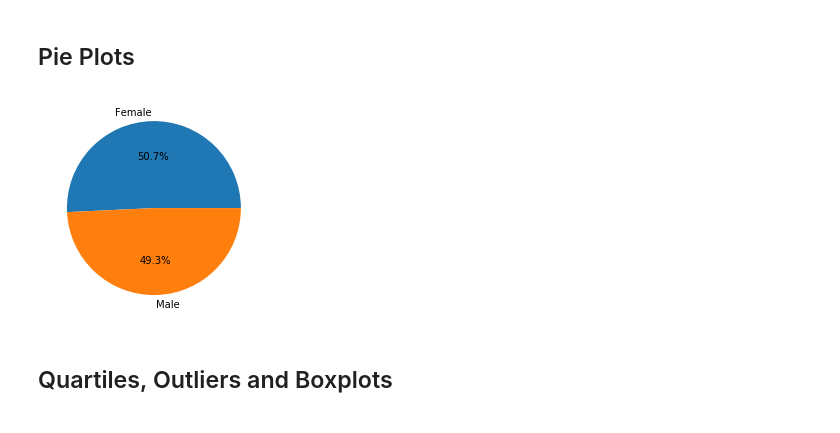
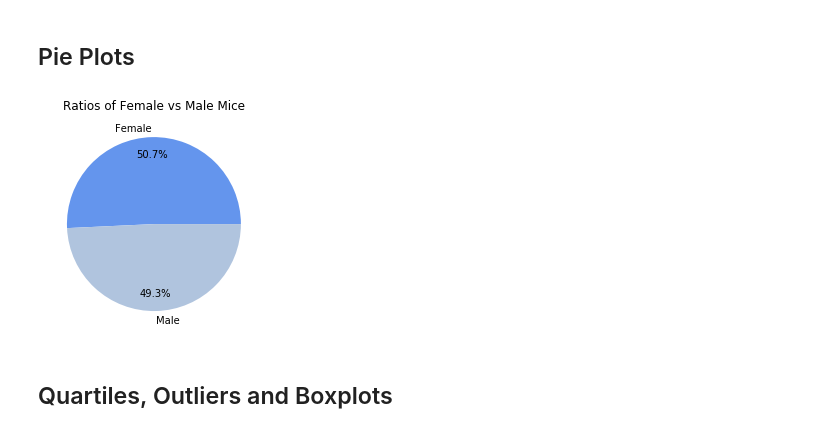
Before and after one commit to tkolencherry/SMU_Homework, a Jupyter notebook: 05-Matplotlib/Instructions/Pymaceuticals/pymaceuticals_starter.ipynb, the cells around one changed output. Drawn from its saved outputs; the diff is of its cells as text; code cells hidden in the pictures.

```diff
--- a/05-Matplotlib/Instructions/Pymaceuticals/pymaceuticals_starter.ipynb
+++ b/05-Matplotlib/Instructions/Pymaceuticals/pymaceuticals_starter.ipynb
@@ -137,15 +135,16 @@ for treatment in study_data_clean['Drug Regimen'].unique():
 # %%
 #get the labels for sex by retrieving the unique values
 sex_labels = study_data_clean.Sex.unique()
 
 #get the pivot table equivalent for sex
 sex_values = study_data_clean.Sex.value_counts()
 
 #plot as pie chart and include percentages
-plt.pie(sex_values, labels = sex_labels, autopct= '%1.1f%%')
+plt.pie(sex_values, labels = sex_labels, autopct= '%1.1f%%',pctdistance =.8, colors= ['cornflowerblue','lightsteelblue'])
+plt.title('Ratios of Female vs Male Mice')
 plt.show()
 # %% [output]
-[figure, old version]
+[figure, new version]
 # %% [markdown]
 ## Quartiles, Outliers and Boxplots
 # %%
```
Also changed, not shown: parts of 12 cells of this notebook.
